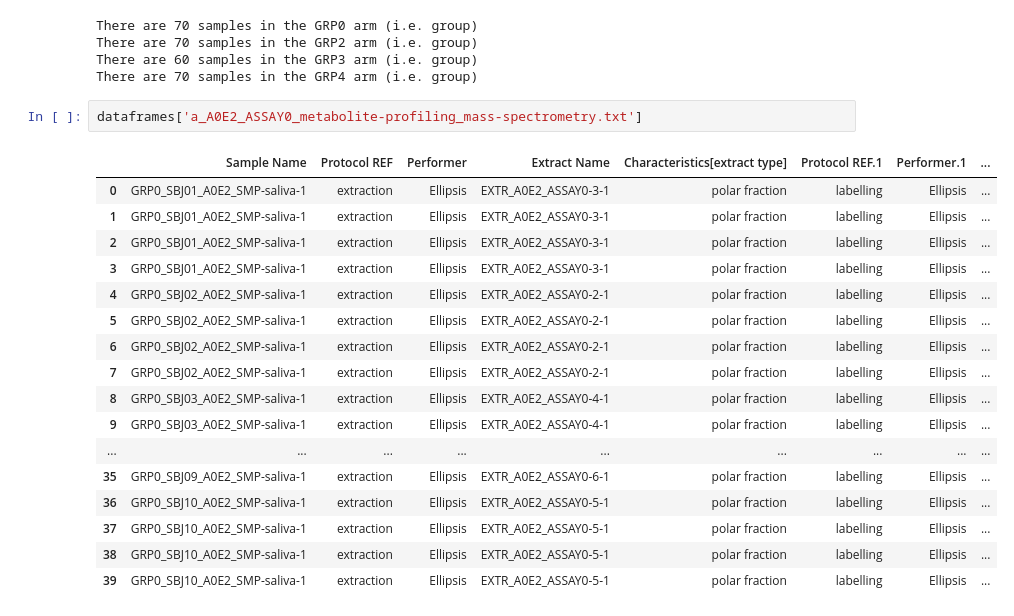
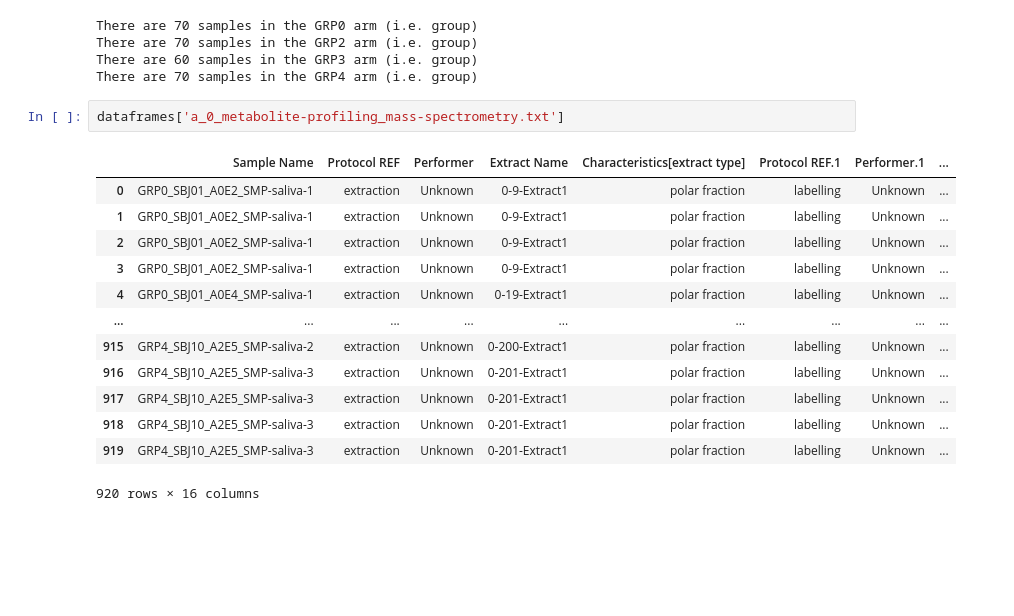
Before and after one commit to Zigur/isa-create-notebook, a Jupyter notebook: notebooks/Investigation-from-datascriptor-config.ipynb, the cells around one changed output. Cells and saved outputs as stored; diff of their text form; blank space fills up the shorter version.

```diff
--- a/notebooks/Investigation-from-datascriptor-config.ipynb
+++ b/notebooks/Investigation-from-datascriptor-config.ipynb
@@ -143,22 +140,18 @@ There are 70 samples in the GRP2 arm (i.e. group)
 There are 60 samples in the GRP3 arm (i.e. group)
 There are 70 samples in the GRP4 arm (i.e. group)
 # %%
-dataframes['a_A0E2_ASSAY0_metabolite-profiling_mass-spectrometry.txt']
+dataframes['a_0_metabolite-profiling_mass-spectrometry.txt']
 # %% [output]
 |  | Sample Name | Protocol REF | Performer | Extract Name | Characteristics[extract type] | Protocol REF.1 | Performer.1 | ... |
-| 0 | GRP0_SBJ01_A0E2_SMP-saliva-1 | extraction | Ellipsis | EXTR_A0E2_ASSAY0-3-1 | polar fraction | labelling | Ellipsis | ... |
-| 1 | GRP0_SBJ01_A0E2_SMP-saliva-1 | extraction | Ellipsis | EXTR_A0E2_ASSAY0-3-1 | polar fraction | labelling | Ellipsis | ... |
-| 2 | GRP0_SBJ01_A0E2_SMP-saliva-1 | extraction | Ellipsis | EXTR_A0E2_ASSAY0-3-1 | polar fraction | labelling | Ellipsis | ... |
-| 3 | GRP0_SBJ01_A0E2_SMP-saliva-1 | extraction | Ellipsis | EXTR_A0E2_ASSAY0-3-1 | polar fraction | labelling | Ellipsis | ... |
-| 4 | GRP0_SBJ02_A0E2_SMP-saliva-1 | extraction | Ellipsis | EXTR_A0E2_ASSAY0-2-1 | polar fraction | labelling | Ellipsis | ... |
-| 5 | GRP0_SBJ02_A0E2_SMP-saliva-1 | extraction | Ellipsis | EXTR_A0E2_ASSAY0-2-1 | polar fraction | labelling | Ellipsis | ... |
-| 6 | GRP0_SBJ02_A0E2_SMP-saliva-1 | extraction | Ellipsis | EXTR_A0E2_ASSAY0-2-1 | polar fraction | labelling | Ellipsis | ... |
-| 7 | GRP0_SBJ02_A0E2_SMP-saliva-1 | extraction | Ellipsis | EXTR_A0E2_ASSAY0-2-1 | polar fraction | labelling | Ellipsis | ... |
-| 8 | GRP0_SBJ03_A0E2_SMP-saliva-1 | extraction | Ellipsis | EXTR_A0E2_ASSAY0-4-1 | polar fraction | labelling | Ellipsis | ... |
-| 9 | GRP0_SBJ03_A0E2_SMP-saliva-1 | extraction | Ellipsis | EXTR_A0E2_ASSAY0-4-1 | polar fraction | labelling | Ellipsis | ... |
+| 0 | GRP0_SBJ01_A0E2_SMP-saliva-1 | extraction | Unknown | 0-9-Extract1 | polar fraction | labelling | Unknown | ... |
+| 1 | GRP0_SBJ01_A0E2_SMP-saliva-1 | extraction | Unknown | 0-9-Extract1 | polar fraction | labelling | Unknown | ... |
+| 2 | GRP0_SBJ01_A0E2_SMP-saliva-1 | extraction | Unknown | 0-9-Extract1 | polar fraction | labelling | Unknown | ... |
+| 3 | GRP0_SBJ01_A0E2_SMP-saliva-1 | extraction | Unknown | 0-9-Extract1 | polar fraction | labelling | Unknown | ... |
+| 4 | GRP0_SBJ01_A0E4_SMP-saliva-1 | extraction | Unknown | 0-19-Extract1 | polar fraction | labelling | Unknown | ... |
 | ... | ... | ... | ... | ... | ... | ... | ... | ... |
-| 35 | GRP0_SBJ09_A0E2_SMP-saliva-1 | extraction | Ellipsis | EXTR_A0E2_ASSAY0-6-1 | polar fraction | labelling | Ellipsis | ... |
-| 36 | GRP0_SBJ10_A0E2_SMP-saliva-1 | extraction | Ellipsis | EXTR_A0E2_ASSAY0-5-1 | polar fraction | labelling | Ellipsis | ... |
-| 37 | GRP0_SBJ10_A0E2_SMP-saliva-1 | extraction | Ellipsis | EXTR_A0E2_ASSAY0-5-1 | polar fraction | labelling | Ellipsis | ... |
-| 38 | GRP0_SBJ10_A0E2_SMP-saliva-1 | extraction | Ellipsis | EXTR_A0E2_ASSAY0-5-1 | polar fraction | labelling | Ellipsis | ... |
-| 39 | GRP0_SBJ10_A0E2_SMP-saliva-1 | extraction | Ellipsis | EXTR_A0E2_ASSAY0-5-1 | polar fraction | labelling | Ellipsis | ... |
+| 915 | GRP4_SBJ10_A2E5_SMP-saliva-2 | extraction | Unknown | 0-200-Extract1 | polar fraction | labelling | Unknown | ... |
+| 916 | GRP4_SBJ10_A2E5_SMP-saliva-3 | extraction | Unknown | 0-201-Extract1 | polar fraction | labelling | Unknown | ... |
+| 917 | GRP4_SBJ10_A2E5_SMP-saliva-3 | extraction | Unknown | 0-201-Extract1 | polar fraction | labelling | Unknown | ... |
+| 918 | GRP4_SBJ10_A2E5_SMP-saliva-3 | extraction | Unknown | 0-201-Extract1 | polar fraction | labelling | Unknown | ... |
+| 919 | GRP4_SBJ10_A2E5_SMP-saliva-3 | extraction | Unknown | 0-201-Extract1 | polar fraction | labelling | Unknown | ... |
+920 rows × 16 columns
```
Also changed, not shown: parts of 9 cells of this notebook, 7 other files.
